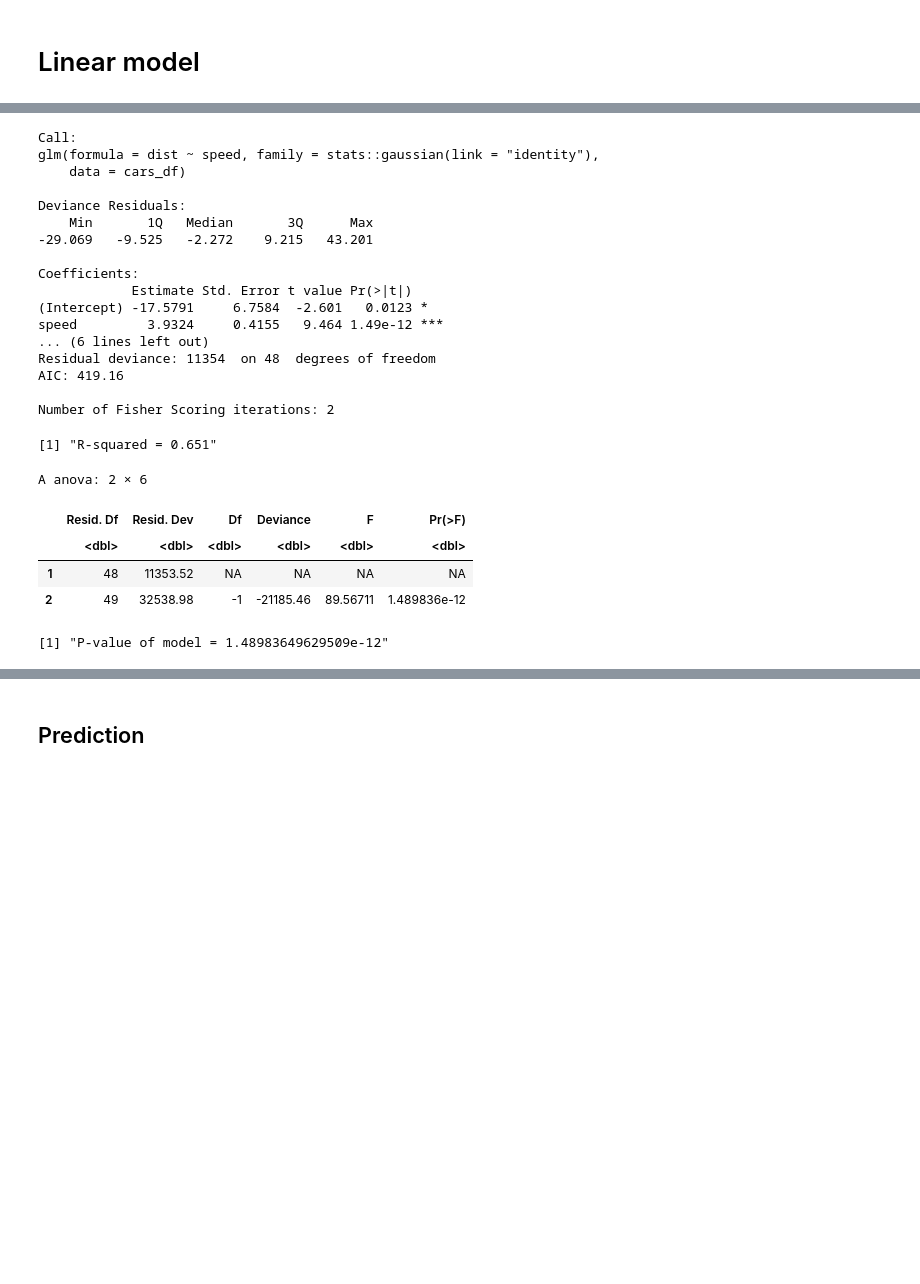
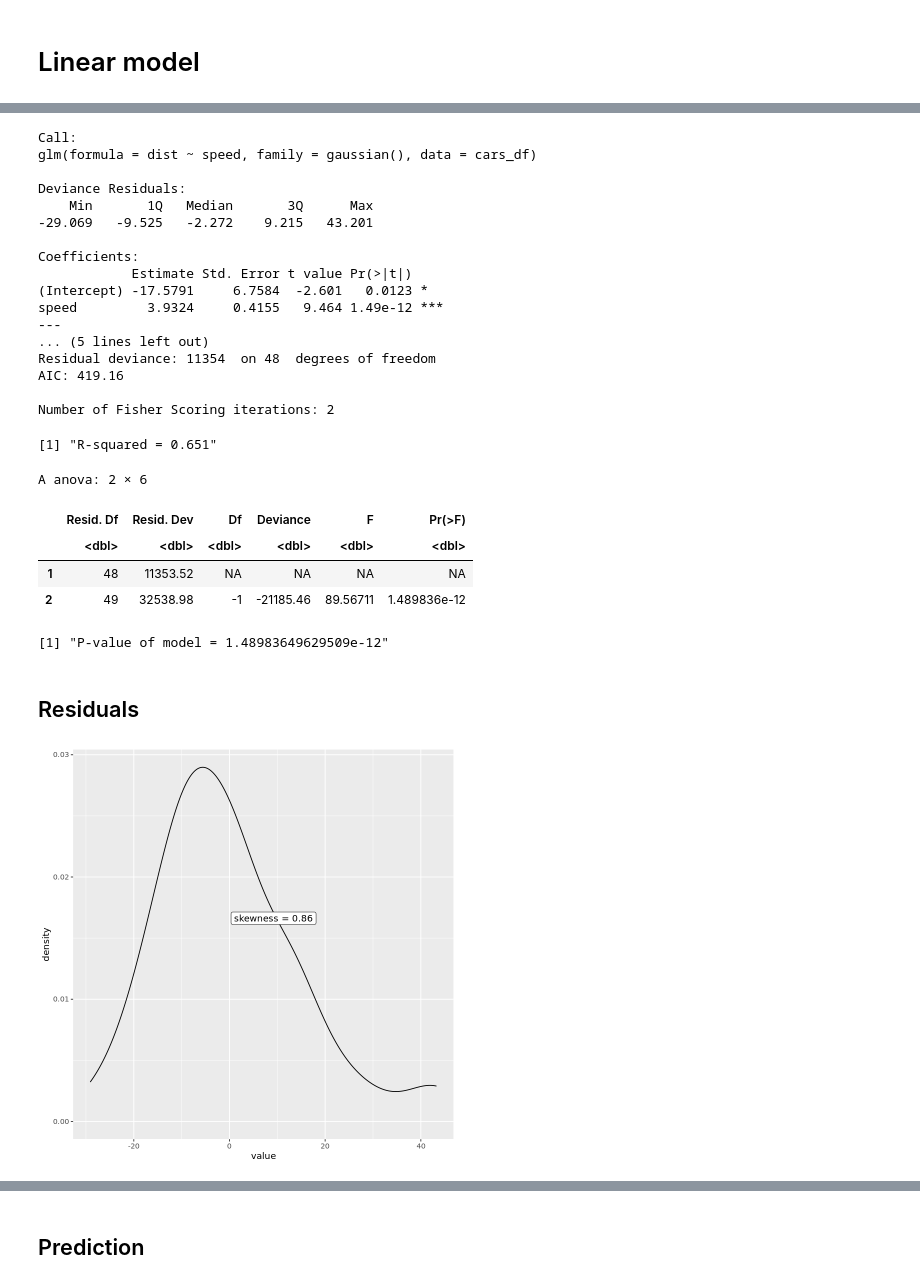
Before and after one commit to cjc77/r_statistics_tutorial, a Jupyter notebook: linear_regression.ipynb, the cells around one changed output, grey strips where cells are left out. Drawn from its saved outputs; the diff is of its cells as text; code cells hidden in the pictures; blank space fills up the shorter version.

Commit message:
Played with residuals and CV.

```diff
--- a/linear_regression.ipynb
+++ b/linear_regression.ipynb
@@ -12,3 +33,39 @@ names(cars_df)
+# %%
+model_residuals <- function(model, y, data) {
+    yhat <- as.vector(predict.glm(model, data))
+    resid <- y - yhat
+    resid_df <- tibble(value = resid)
+    resid_skew <- round(e1071::skewness(resid_df$value), 2)
+    xpos <- quantile(resid)[4]
+    ypos <- quantile(density(resid)$y)[4]
+    resid_labels <- tibble(skew = paste0("skewness = ", resid_skew)) %>%
+        mutate(xpos = xpos, ypos = ypos)
+    plt <- ggplot() +
+        geom_density(data = resid_df, aes(x = value)) +
+        geom_label(data = resid_labels, aes(x = xpos, y = ypos, label = skew))
+    return(list(resid = resid, plt = plt))
+}
+
+
+eval_performance <- function(y, yhat) {
+    res <- list()
+    y_yhat_df <- tibble("y" = y, "yhat" = yhat)
+
+    # Correlation accuracy
+    cor_acc <- cor(as.matrix(y_yhat_df))
+    res[["cor_acc"]] <- cor_acc["yhat", "y"]
+
+    # Min-max accuracy
+    res[["minmax_acc"]] <- mean(apply(y_yhat_df, 1, min) / apply(y_yhat_df, 1, max))
+
+    # MSE
+    res[["mse"]] <- mean((y_yhat_df$y - y_yhat_df$yhat) ^ 2)
+
+    # Mean Absolute Percent Error
+    res[["mape"]] <- mean(abs(y_yhat_df$y - y_yhat_df$yhat) / y_yhat_df$y)
+
+    return(res)
+}
 # %% [markdown]
 # Exploratory plots
 # %% [markdown]
@@ -66,5 +123,5 @@ cor(cars_df$speed, cars_df$dist)
 # %% [markdown]
 # Linear model
 # %%
-model <- glm(dist ~ speed, data = cars_df, family = stats::gaussian(link = "identity"))
-null_model <- glm(dist ~ 1, data = cars_df, family = stats::gaussian(link = "identity"))
+lin_model <- glm(dist ~ speed, data = cars_df, family = gaussian())
+null_model <- glm(dist ~ 1, data = cars_df, family = gaussian())
@@ -84,16 +140,15 @@ Residual Deviance: 11350        AIC: 419.2
 # %%
-model_summary <- summary(model)
+model_summary <- summary(lin_model)
 model_summary
 resid_deviance <- model_summary$deviance
 null_deviance <- model_summary$null.deviance
-print(paste0("R-squared = ", round(1 - (model$deviance / model$null.deviance), 3)))
-res_anova <- anova(model, null_model, test = "F")
+print(paste0("R-squared = ", round(1 - (lin_model$deviance / lin_model$null.deviance), 3)))
+res_anova <- anova(lin_model, null_model, test = "F")
 res_anova
 print(paste0("P-value of model = ", res_anova[2, 6]))
 # %% [output]
 Call:
-glm(formula = dist ~ speed, family = stats::gaussian(link = "identity"),
-    data = cars_df)
+glm(formula = dist ~ speed, family = gaussian(), data = cars_df)
 
 Deviance Residuals:
     Min       1Q   Median       3Q      Max
@@ -103,7 +158,8 @@ Coefficients:
             Estimate Std. Error t value Pr(>|t|)
 (Intercept) -17.5791     6.7584  -2.601   0.0123 *
 speed         3.9324     0.4155   9.464 1.49e-12 ***
-... (6 lines left out)
+---
+... (5 lines left out)
 Residual deviance: 11354  on 48  degrees of freedom
 AIC: 419.16
 
@@ -115,3 +171,10 @@ A anova: 2 × 6
 | 1 | 48 | 11353.52 | NA | NA | NA | NA |
 | 2 | 49 | 32538.98 | -1 | -21185.46 | 89.56711 | 1.489836e-12 |
 [1] "P-value of model = 1.48983649629509e-12"
+# %% [markdown]
+## Residuals
+# %%
+res <- model_residuals(lin_model, cars_df$dist, cars_df)
+res$plt
+# %% [output]
+[figure, added]
```
Also changed, not shown: parts of 21 cells of this notebook.
